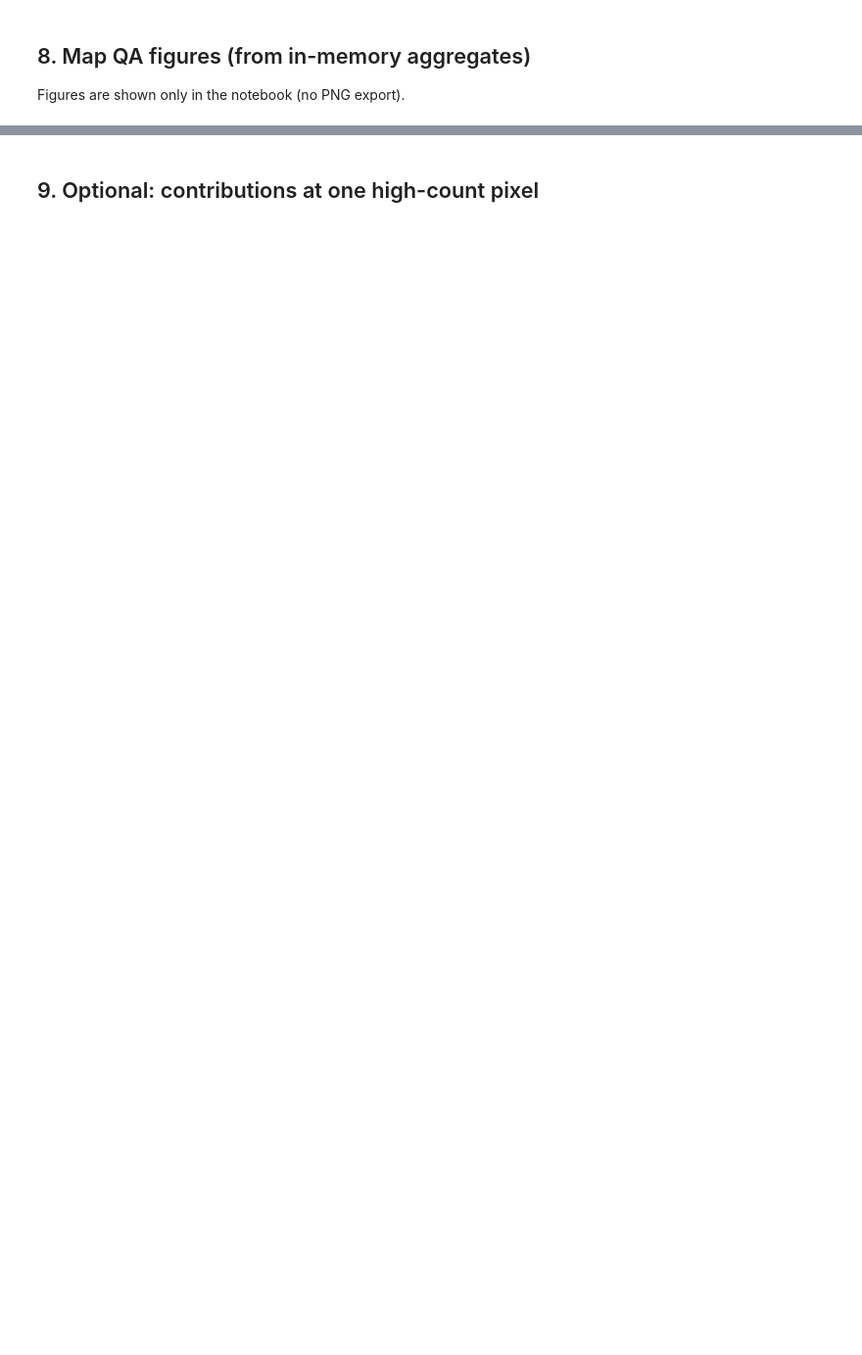
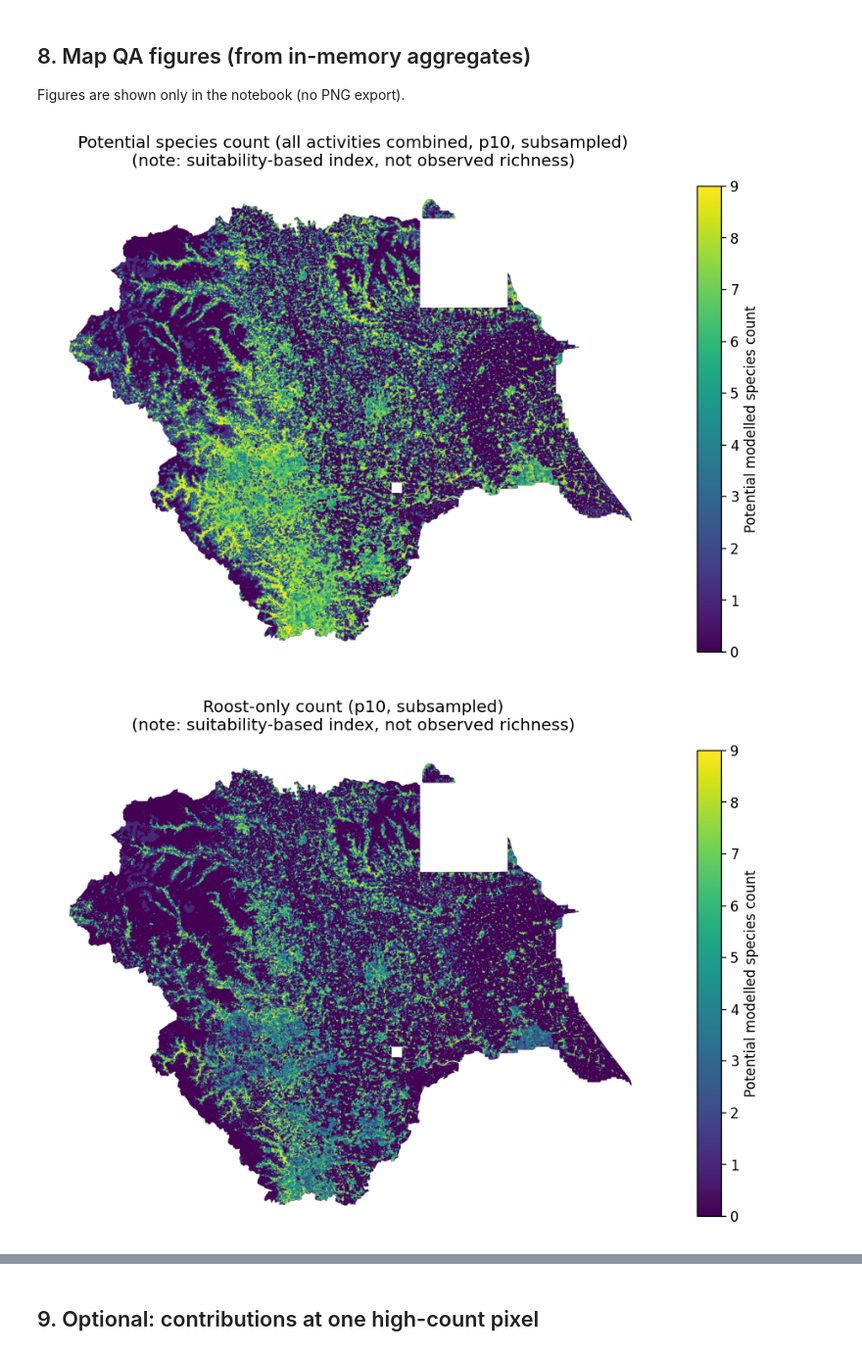
Before and after one commit to MatthewJWhittle/shefflied-bats, a Jupyter notebook: notebooks/postprocessing/threshold_and_aggregate_predictions.ipynb, the cells around one changed output, grey strips where cells are left out. Shown at 98% size. Drawn from its saved outputs; the diff is of its cells as text; code cells hidden in the pictures; blank space fills up the shorter version.

```diff
--- a/notebooks/postprocessing/threshold_and_aggregate_predictions.ipynb
+++ b/notebooks/postprocessing/threshold_and_aggregate_predictions.ipynb
@@ -25,8 +25,15 @@ import pandas as pd
 import rasterio as rio
 import xarray as xr
 from IPython.display import display
+from affine import Affine
+from rasterio import transform as rio_transform
+from rasterio.crs import CRS
 from rasterio.enums import Resampling
+from rasterio.io import MemoryFile
+from rasterio.warp import calculate_default_transform, reproject
 from rasterio.windows import Window
+from rio_cogeo.cogeo import cog_translate
+from rio_cogeo.profiles import cog_profiles
 
 from sdm.utils.io import load_pickled_model, set_project_wd
 from sdm.commands.modelling.utils import get_model_id
@@ -38,9 +45,12 @@ REPO_ROOT = Path.cwd()
 PATH_MODEL_RESULTS = REPO_ROOT / "data" / "sdm_models" / "model_results.csv"
 PATH_TRAINING = REPO_ROOT / "data" / "sdm_models" / "training_data.parquet"
 PATH_PREDICTIONS = REPO_ROOT / "data" / "sdm_predictions" / "all_predictions.tif"
+DIR_PREDICTIONS = PATH_PREDICTIONS.parent
+# Fixed paths (overwrite each run): one COG (.tif) per aggregate scenario/slice under predictions.
+PATH_AGGREGATE_QA_LATEST = DIR_PREDICTIONS / "aggregate_qa_latest.csv"
 
-# Subsample factor for in-notebook rasters (maps / binary / aggregate); no files written.
-PLOT_STEP = 16
+# GeoTIFF export CRS (notebook maps/analysis stay in native CRS of all_predictions.tif).
+AGGREGATE_EXPORT_EPSG = 3857
 
 THRESHOLD_COLS = {
     "p00_min_presence": "threshold_p00_min_presence",
@@ -513,4 +614,10 @@ _binary_xr = binary_stacks_vectorised(
     BIN_NODATA,
 )
 binary_explore = {k: da.values for k, da in _binary_xr.items()}
+
+_prediction_valid_nb_hw = continuous_valid_mask(
+    pred_continuous.values.astype(np.float64),
+    pred_continuous.attrs.get("nodata"),
+)
+
 pred_continuous.shape, {k: v.shape for k, v in binary_explore.items()}
@@ -574,51 +813,80 @@ display(qa_df.head(20))
 
 Figures are shown only in the notebook (no PNG export).
 # %%
-AGG_NODATA = 65535
+def plot_count_array(arr: np.ndarray, title: str) -> None:
+    raw = np.asarray(arr, dtype=np.float64)
+    a = np.ma.masked_where(~np.isfinite(raw), raw)
+    finite = raw[np.isfinite(raw)]
+    vmax = float(np.nanmax(finite)) if finite.size else 1.0
+    vmax = max(1.0, vmax)
 
-
-def plot_count_array(arr: np.ndarray, title: str) -> None:
-    a = arr.astype(np.float64)
-    a = np.ma.masked_where(a >= AGG_NODATA - 1, a)
     fig, ax = plt.subplots(figsize=(8, 7))
-    im = ax.imshow(a, cmap="viridis")
+    im = ax.imshow(
+        orient_raster_plane_for_maps(a, transform=pred_info["transform"]),
+        cmap="viridis",
+        vmin=0.0,
+        vmax=vmax,
+        origin="upper",
+    )
     plt.colorbar(im, ax=ax, shrink=0.7, label="Potential modelled species count")
     ax.set_title(
         title + chr(10) + "(note: suitability-based index, not observed richness)"
     )
     ax.axis("off")
     plt.tight_layout()
     plt.show()
 
 
 plot_count_array(
     aggregate_explore["p10_main"]["all"],
     "Potential species count (all activities combined, p10, subsampled)",
 )
 plot_count_array(
     aggregate_explore["p10_main"]["roost"],
     "Roost-only count (p10, subsampled)",
 )
 plot_count_array(
     aggregate_explore["p10_main"]["in_flight"],
     "In-flight-only count (p10, subsampled)",
 )
 
 # Sensitivity triptych
+_triptych_labs = ["p00_min_presence", "p10_main", "p25_conservative"]
+_triptych_arrs = []
+for lab in _triptych_labs:
+    raw = np.asarray(aggregate_explore[lab]["all"], dtype=np.float64)
+    arr = np.ma.masked_where(~np.isfinite(raw), raw)
+    _triptych_arrs.append(
+        orient_raster_plane_for_maps(arr, transform=pred_info["transform"])
+    )
+
+
+def _finite_max(ma: np.ma.MaskedArray) -> float:
+    vals = ma.compressed().astype(np.float64)
+    return float(vals.max(initial=1.0)) if vals.size else 1.0
+
+
+_triptych_vmax = max(1.0, max(_finite_max(x) for x in _triptych_arrs))
+
 fig, axes = plt.subplots(1, 3, figsize=(14, 5))
-for ax, lab, ttl in zip(
-    axes,
-    ["p00_min_presence", "p10_main", "p25_conservative"],
-    ["p00 min presence", "p10 main", "p25 conservative"],
+for ax, arr, ttl in zip(
+    axes, _triptych_arrs, ["p00 min presence", "p10 main", "p25 conservative"]
 ):
-    arr = aggregate_explore[lab]["all"].astype(np.float64)
-    arr = np.ma.masked_where(arr >= AGG_NODATA - 1, arr)
-    im = ax.imshow(arr, cmap="viridis")
+    im = ax.imshow(
+        arr,
+        cmap="viridis",
+        vmin=0.0,
+        vmax=_triptych_vmax,
+        origin="upper",
+    )
     ax.set_title(ttl)
     ax.axis("off")
     fig.colorbar(im, ax=ax, shrink=0.7)
 fig.suptitle(
     "Sensitivity: potential species count (all) across thresholds (subsampled)"
 )
 plt.tight_layout()
 plt.show()
+# %% [output]
+[figure, added]
+[figure, added]
```
Also changed, not shown: parts of 17 cells of this notebook.
